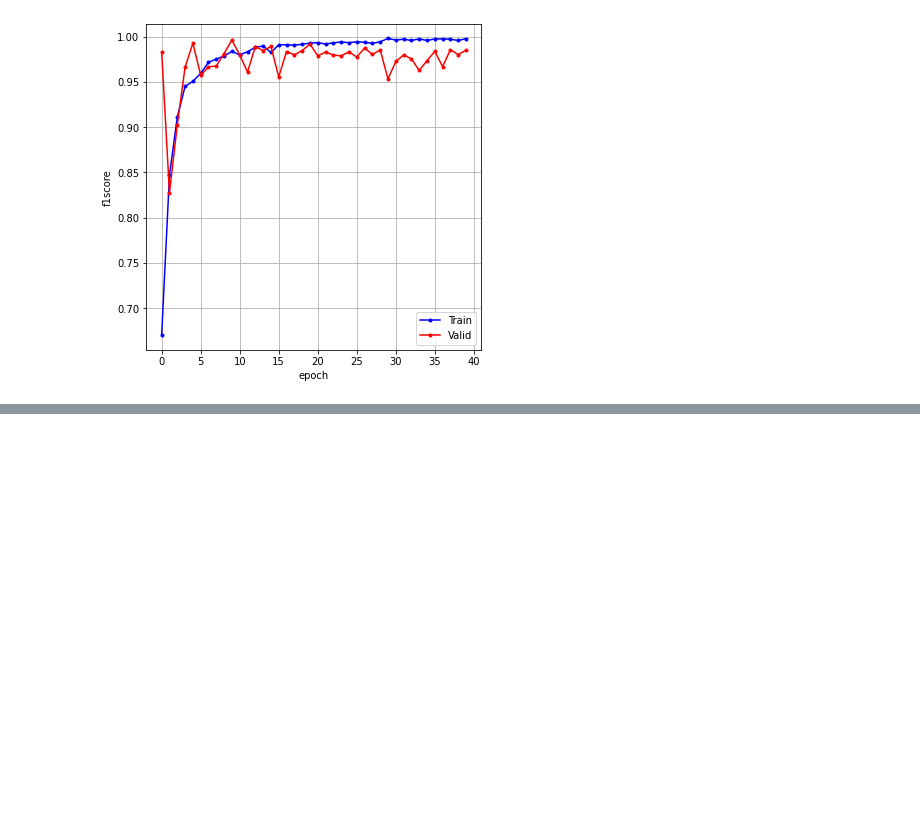
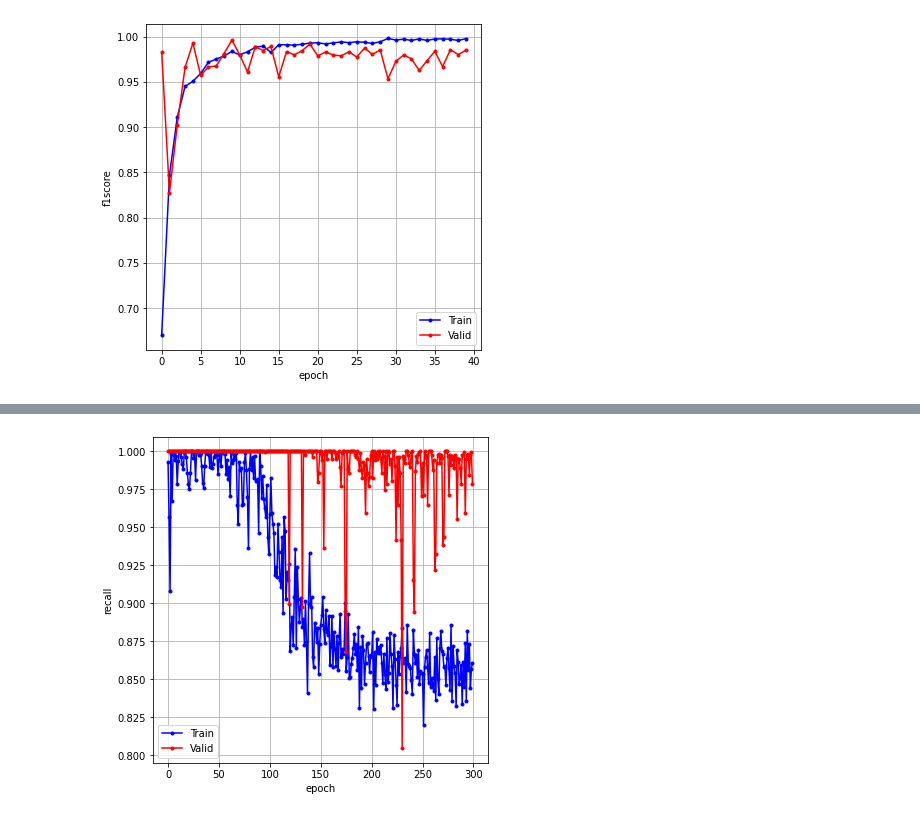
Before and after one commit to Kang812/CNN_Tutorial, a Jupyter notebook: Chest_X_Ray_Images_Classification.ipynb, the cells around one changed output, grey strips where cells are left out. Saved outputs shown, nothing was run; the diff lists cells and outputs as text; code cells hidden in the pictures; blank space fills up the shorter version.

```diff
--- a/Chest_X_Ray_Images_Classification.ipynb
+++ b/Chest_X_Ray_Images_Classification.ipynb
@@ -608,0 +875,16 @@ model.save("/media/bgw2001/One Touch/study/Chest_X_Ray_Images/cnn_tutorial.h5")
+# %%
+y_recall = history.history['recall']
+val_recall = history.history['val_recall']
+
+x_len = np.arange(len(y_recall))
+
+plt.figure(figsize = (6,6))
+plt.plot(x_len, y_recall, marker = '.',c = 'blue', label = 'Train')
+plt.plot(x_len, val_recall, marker = '.',c = 'red', label = 'Valid')
+plt.grid()
+plt.legend()
+plt.xlabel("epoch")
+plt.ylabel("recall")
+plt.show()
+# %% [output]
+[figure, added]
```
Also changed, not shown: parts of 37 cells of this notebook, 5 other files.
